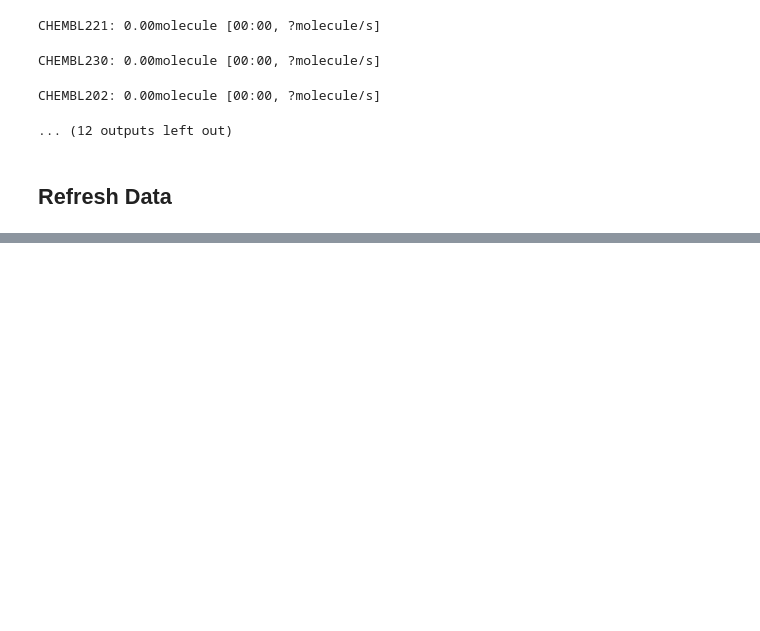
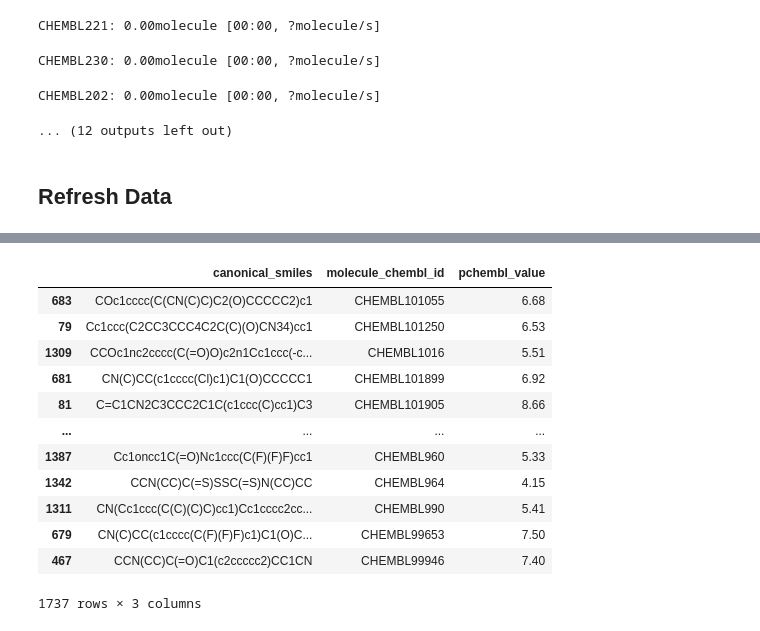
Before and after one commit to cthoyt/chembl-downloader, a Jupyter notebook: notebooks/cortes-ciriano-refresh.ipynb, the cells around one changed output, grey strips where cells are left out. Drawn from its saved outputs; the diff is of its cells as text; code cells hidden in the pictures; blank space fills up the shorter version.

```diff
--- a/notebooks/cortes-ciriano-refresh.ipynb
+++ b/notebooks/cortes-ciriano-refresh.ipynb
@@ -134,0 +182,18 @@ summary_df
+# %%
+idx = old_dfs[molecule_chembl_id].molecule_chembl_id.isin(i)
+bb = old_dfs["CHEMBL222"][idx].sort_values("molecule_chembl_id")
+bb
+# %% [output]
+|  | canonical_smiles | molecule_chembl_id | pchembl_value |
+| 683 | COc1cccc(C(CN(C)C)C2(O)CCCCC2)c1 | CHEMBL101055 | 6.68 |
+| 79 | Cc1ccc(C2CC3CCC4C2C(C)(O)CN34)cc1 | CHEMBL101250 | 6.53 |
+| 1309 | CCOc1nc2cccc(C(=O)O)c2n1Cc1ccc(-c... | CHEMBL1016 | 5.51 |
+| 681 | CN(C)CC(c1cccc(Cl)c1)C1(O)CCCCC1 | CHEMBL101899 | 6.92 |
+| 81 | C=C1CN2C3CCC2C1C(c1ccc(C)cc1)C3 | CHEMBL101905 | 8.66 |
+| ... | ... | ... | ... |
+| 1387 | Cc1oncc1C(=O)Nc1ccc(C(F)(F)F)cc1 | CHEMBL960 | 5.33 |
+| 1342 | CCN(CC)C(=S)SSC(=S)N(CC)CC | CHEMBL964 | 4.15 |
+| 1311 | CN(Cc1ccc(C(C)(C)C)cc1)Cc1cccc2cc... | CHEMBL990 | 5.41 |
+| 679 | CN(C)CC(c1cccc(C(F)(F)F)c1)C1(O)C... | CHEMBL99653 | 7.50 |
+| 467 | CCN(CC)C(=O)C1(c2ccccc2)CC1CN | CHEMBL99946 | 7.40 |
+1737 rows × 3 columns
```
Also changed, not shown: parts of 10 cells of this notebook, 1 other file.
